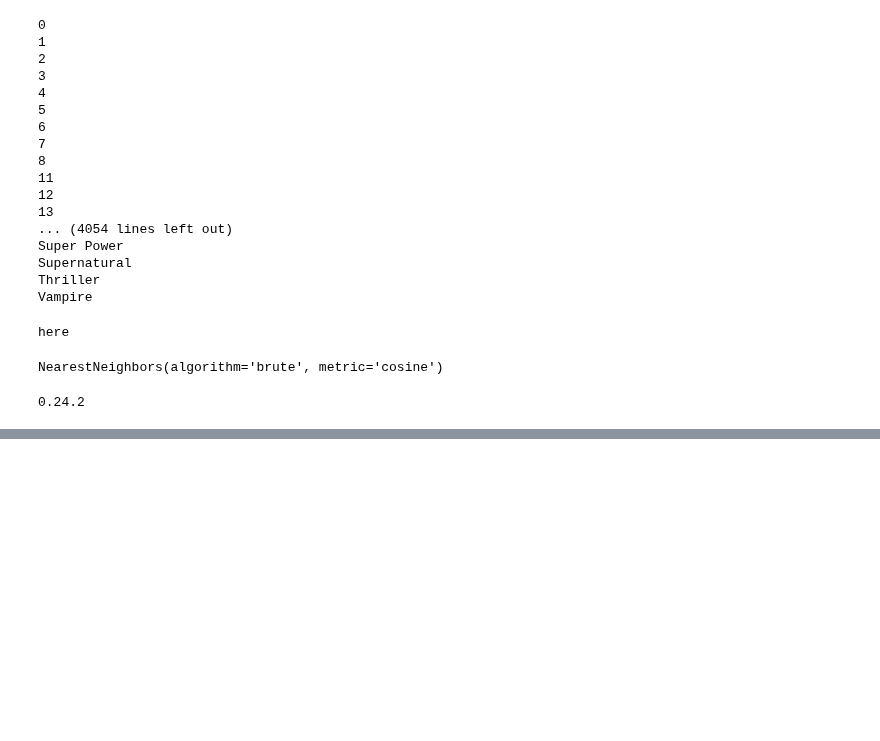
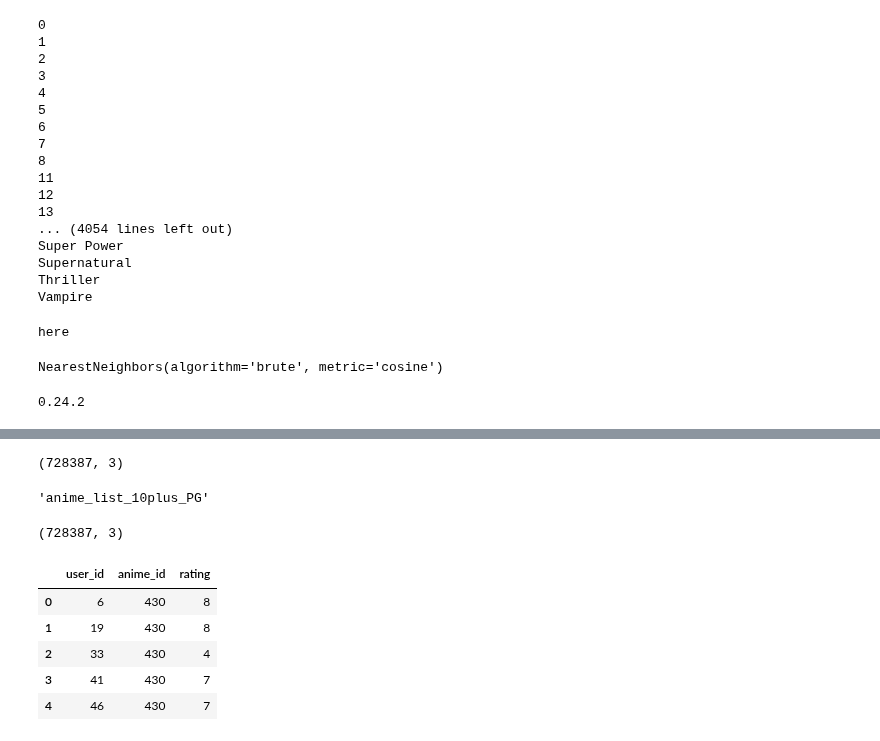
Before and after one commit to mijkami/Anime_Map, a Jupyter notebook: notebooks/prep before google.ipynb, the cells around one changed output, grey strips where cells are left out. Saved outputs shown, nothing was run; the diff lists cells and outputs as text; code cells hidden in the pictures; blank space fills up the shorter version.

Commit message:
modif final on dataset anime_comple after verification

```diff
--- a/notebooks/prep before google.ipynb
+++ b/notebooks/prep before google.ipynb
@@ -258,0 +243,4 @@ print(active_users_df.shape)
+# %%
+active_users_df.shape
+# %% [output]
+(728387, 3)
@@ -258,0 +251,19 @@ print(active_users_df.shape)
+# %%
+new_df
+# %% [output]
+'anime_list_10plus_PG'
+# %%
+print(active_users_df.shape)
+# %% [output]
+(728387, 3)
+# %%
+rating_complete_100plus_PG = pd.read_csv(f'../data/Processed_data/anime_map_data_rating_complete_100plus_PG.csv',nrows = 1000)
+# %%
+rating_complete_100plus_PG.head()
+# %% [output]
+|  | user_id | anime_id | rating |
+| 0 | 6 | 430 | 8 |
+| 1 | 19 | 430 | 8 |
+| 2 | 33 | 430 | 4 |
+| 3 | 41 | 430 | 7 |
+| 4 | 46 | 430 | 7 |
```
Also changed, not shown: parts of 29 cells of this notebook, 1 other file.
